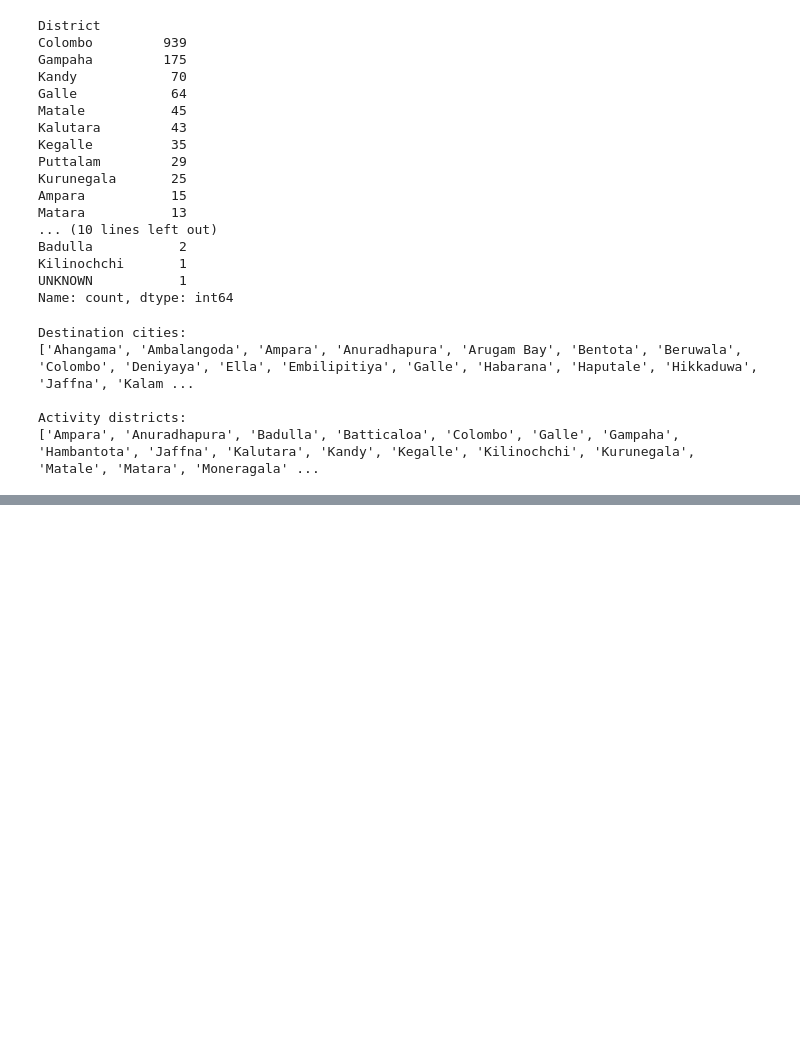
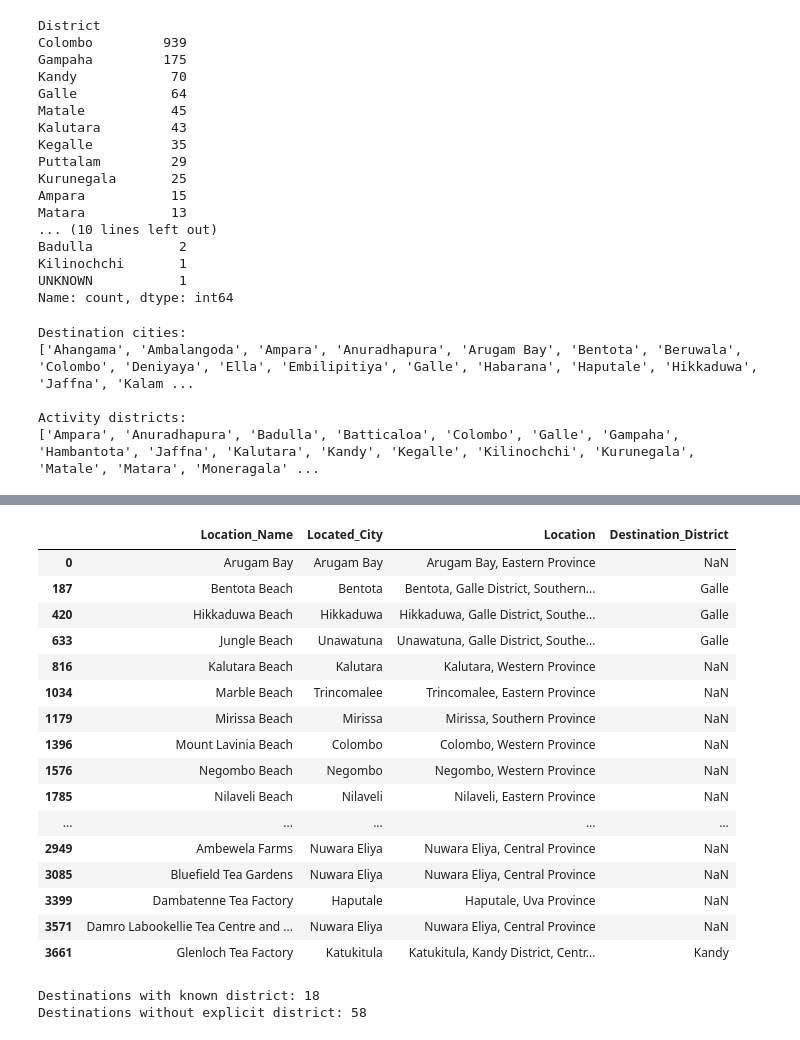
Before and after one commit to chamikarabandara/Tourist-Recommendation-System, a Jupyter notebook: notebooks/05_Destination_Master_Dataset.ipynb, the cells around one changed output, grey strips where cells are left out. Drawn from its saved outputs; the diff is of its cells as text; code cells hidden in the pictures; blank space fills up the shorter version.

```diff
--- a/notebooks/05_Destination_Master_Dataset.ipynb
+++ b/notebooks/05_Destination_Master_Dataset.ipynb
@@ -169,0 +293,61 @@ Activity districts:
+# %%
+# Get one location record for each destination
+destination_location_info = (
+    reviews[
+        ["Location_Name", "Located_City", "Location"]
+    ]
+    .drop_duplicates(subset=["Location_Name"])
+    .copy()
+)
+
+# Extract district information where it is explicitly available
+destination_location_info["Destination_District"] = (
+    destination_location_info["Location"]
+    .str.extract(r"([^,]+ District)")
+)
+
+# Remove the word " District"
+destination_location_info["Destination_District"] = (
+    destination_location_info["Destination_District"]
+    .str.replace(" District", "", regex=False)
+)
+
+destination_location_info[
+    [
+        "Location_Name",
+        "Located_City",
+        "Location",
+        "Destination_District"
+    ]
+].head(20)
+# %% [output]
+|  | Location_Name | Located_City | Location | Destination_District |
+| 0 | Arugam Bay | Arugam Bay | Arugam Bay, Eastern Province | NaN |
+| 187 | Bentota Beach | Bentota | Bentota, Galle District, Southern... | Galle |
+| 420 | Hikkaduwa Beach | Hikkaduwa | Hikkaduwa, Galle District, Southe... | Galle |
+| 633 | Jungle Beach | Unawatuna | Unawatuna, Galle District, Southe... | Galle |
+| 816 | Kalutara Beach | Kalutara | Kalutara, Western Province | NaN |
+| 1034 | Marble Beach | Trincomalee | Trincomalee, Eastern Province | NaN |
+| 1179 | Mirissa Beach | Mirissa | Mirissa, Southern Province | NaN |
+| 1396 | Mount Lavinia Beach | Colombo | Colombo, Western Province | NaN |
+| 1576 | Negombo Beach | Negombo | Negombo, Western Province | NaN |
+| 1785 | Nilaveli Beach | Nilaveli | Nilaveli, Eastern Province | NaN |
+| ... | ... | ... | ... | ... |
+| 2949 | Ambewela Farms | Nuwara Eliya | Nuwara Eliya, Central Province | NaN |
+| 3085 | Bluefield Tea Gardens | Nuwara Eliya | Nuwara Eliya, Central Province | NaN |
+| 3399 | Dambatenne Tea Factory | Haputale | Haputale, Uva Province | NaN |
+| 3571 | Damro Labookellie Tea Centre and ... | Nuwara Eliya | Nuwara Eliya, Central Province | NaN |
+| 3661 | Glenloch Tea Factory | Katukitula | Katukitula, Kandy District, Centr... | Kandy |
+# %%
+print(
+    "Destinations with known district:",
+    destination_location_info["Destination_District"].notna().sum()
+)
+
+print(
+    "Destinations without explicit district:",
+    destination_location_info["Destination_District"].isna().sum()
+)
+# %% [output]
+Destinations with known district: 18
+Destinations without explicit district: 58
```
Also changed, not shown: parts of 32 cells of this notebook, 11 other files.
